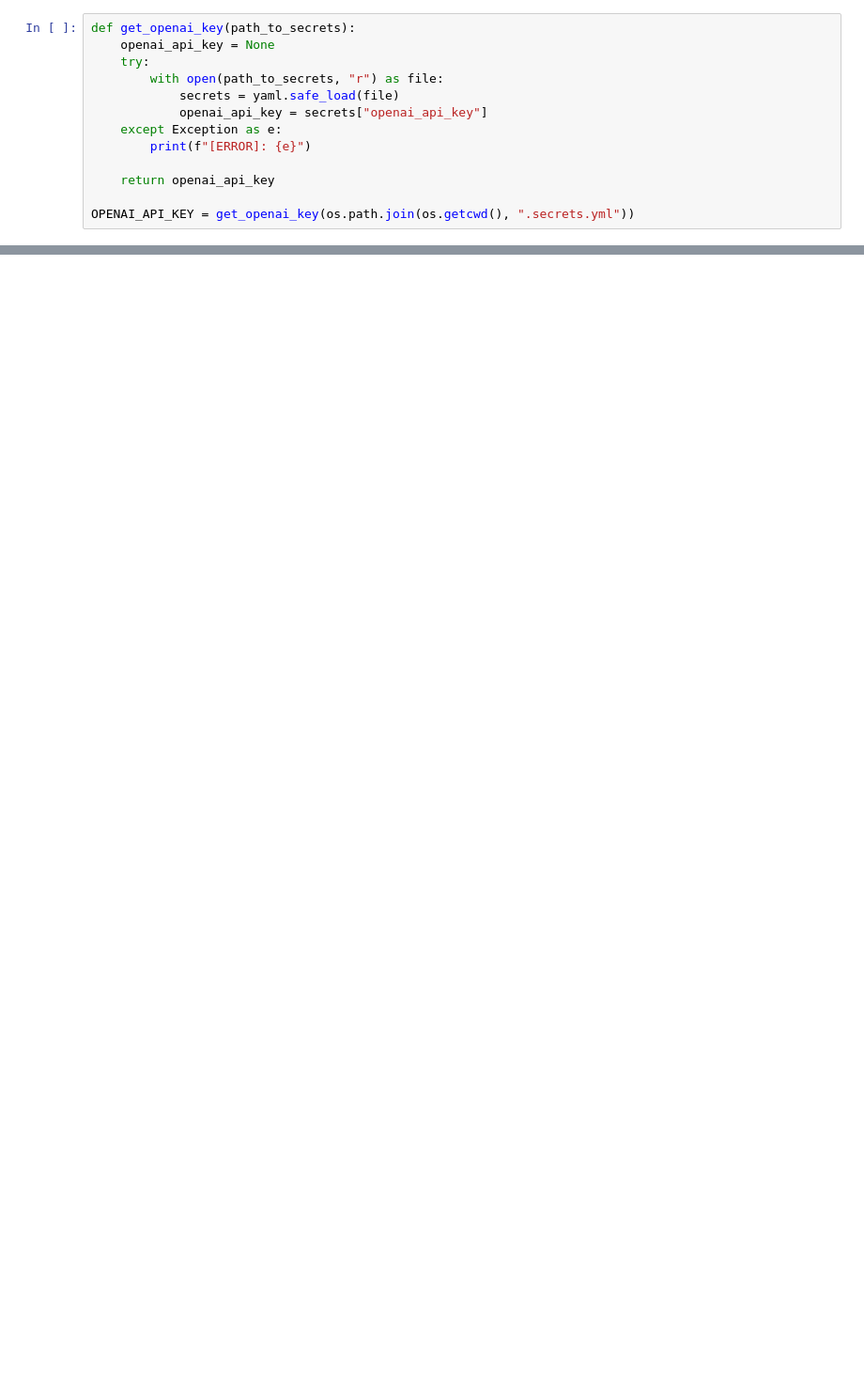
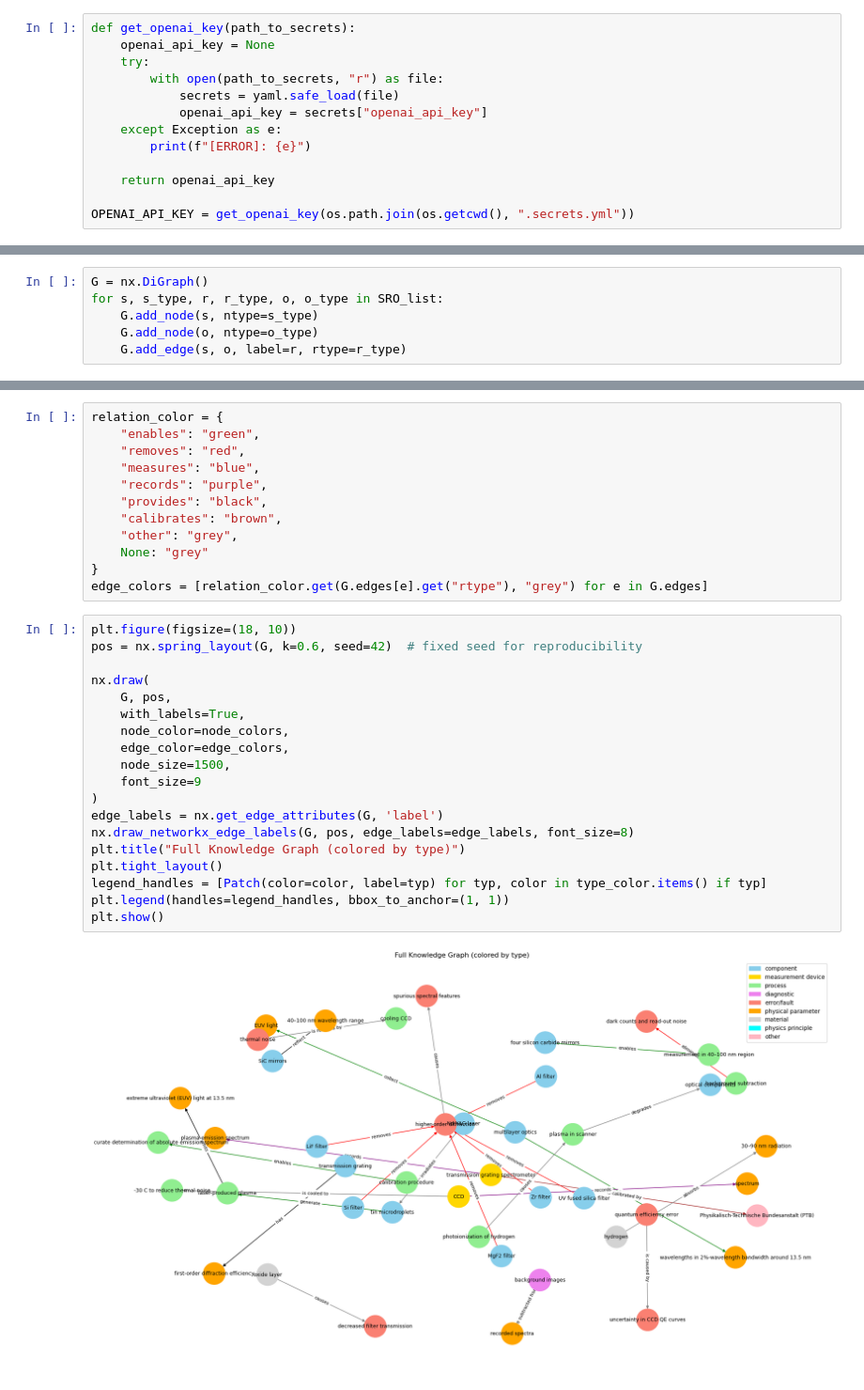
Before and after one commit to seamusbarnes/knowledge_graphs, a Jupyter notebook: notebooks/test_01.ipynb, the cells around one changed output, grey strips where cells are left out. Shown at 94% size. Saved outputs shown, nothing was run; the diff lists cells and outputs as text; blank space fills up the shorter version.

Commit message:
added types to subject_relation_object data extractrion and graph plotting

```diff
--- a/notebooks/test_01.ipynb
+++ b/notebooks/test_01.ipynb
@@ -246,0 +294,6 @@ ExtractionTemplate(subject_relation_object=[SubjectRelationObject(subject_relati
+# %%
+G = nx.DiGraph()
+for s, s_type, r, r_type, o, o_type in SRO_list:
+    G.add_node(s, ntype=s_type)
+    G.add_node(o, ntype=o_type)
+    G.add_edge(s, o, label=r, rtype=r_type)
@@ -246,0 +315,33 @@ ExtractionTemplate(subject_relation_object=[SubjectRelationObject(subject_relati
+# %%
+relation_color = {
+    "enables": "green",
+    "removes": "red",
+    "measures": "blue",
+    "records": "purple",
+    "provides": "black",
+    "calibrates": "brown",
+    "other": "grey",
+    None: "grey"
+}
+edge_colors = [relation_color.get(G.edges[e].get("rtype"), "grey") for e in G.edges]
+# %%
+plt.figure(figsize=(18, 10))
+pos = nx.spring_layout(G, k=0.6, seed=42)  # fixed seed for reproducibility
+
+nx.draw(
+    G, pos,
+    with_labels=True,
+    node_color=node_colors,
+    edge_color=edge_colors,
+    node_size=1500,
+    font_size=9
+)
+edge_labels = nx.get_edge_attributes(G, 'label')
+nx.draw_networkx_edge_labels(G, pos, edge_labels=edge_labels, font_size=8)
+plt.title("Full Knowledge Graph (colored by type)")
+plt.tight_layout()
+legend_handles = [Patch(color=color, label=typ) for typ, color in type_color.items() if typ]
+plt.legend(handles=legend_handles, bbox_to_anchor=(1, 1))
+plt.show()
+# %% [output]
+[figure, added]
```
Also changed, not shown: parts of 20 cells of this notebook.
